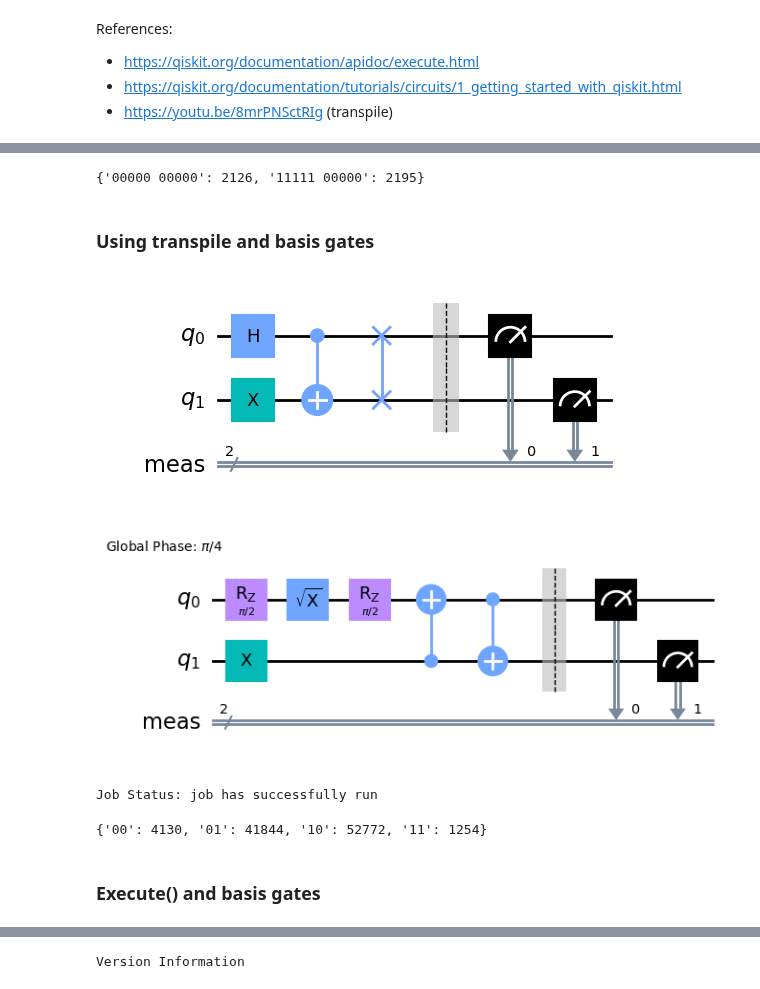
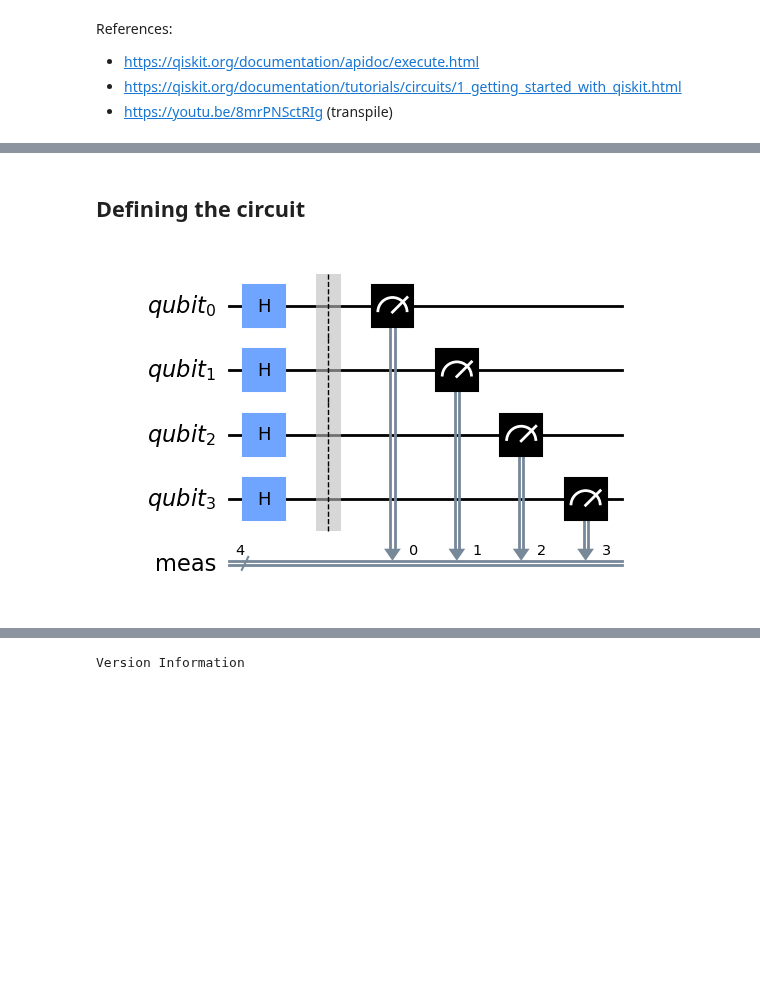
Before and after one commit to mrromaniuc/quantum-computing, a Jupyter notebook: QC_Executing_Quantum_Circuits.ipynb, the cells around one changed output, grey strips where cells are left out. Cells and saved outputs as stored; diff of their text form; code cells hidden in the pictures; blank space fills up the shorter version.

```diff
--- a/QC_Executing_Quantum_Circuits.ipynb
+++ b/QC_Executing_Quantum_Circuits.ipynb
@@ -70,52 +48,12 @@ plot_distribution(c, figsize=(3,3))
-# %%
-#This code comes from the api documentation: https://qiskit.org/documentation/apidoc/execute.html
-#The example uses WRONGLY the measure_all() - see the get_counts() result below
-#The Classical Register is duplicated. Solution: either qc must NOT define classical register
-#or qc.measure(range(0,5),range(0,5)) must be used instead
-from qiskit import QuantumCircuit, execute, BasicAer
-
-backend = BasicAer.get_backend('qasm_simulator')
-
-qc = QuantumCircuit(5, 5)
-qc.h(0)
-qc.cx(0, range(1, 5))
-qc.measure_all()
-
-job = execute(qc, backend, shots=4321)
-job.result().get_counts()
-# %% [output]
-{'00000 00000': 2126, '11111 00000': 2195}
-# %% [markdown]
-### Using transpile and basis gates
-# %%
-#Looking at ibmq_lima in IBMQ website we see it uses the follwoing basis gates:CX, ID, RZ, SX, X
-from qiskit import QuantumCircuit, transpile, execute
-from qiskit_ibm_provider import IBMProvider
-from qiskit.tools import job_monitor
-
-qc = QuantumCircuit(2)
-qc.h(0)
-qc.x(1)
-qc.cnot(0,1)
-qc.swap(0,1)
-qc.measure_all()
-
-display(qc.draw())
-
-qc_trans = transpile(qc, basis_gates=["cx", "id", "rz", "sx", "x"])
-display(qc_trans.draw())
-
-provider = IBMProvider(instance="ibm-q/open/main")
-be = provider.get_backend("ibmq_lima")
-
-job = be.run(qc_trans, shots=100000)
-job_monitor(job)
-job.wait_for_final_state()
-job.result().get_counts()
-# %% [output]
-[figure, removed]
-[figure, removed]
-Job Status: job has successfully run
-{'00': 4130, '01': 41844, '10': 52772, '11': 1254}
-# %% [markdown]
-### Execute() and basis gates
+# %% [markdown]
+## Defining the circuit
+# %%
+from qiskit import QuantumCircuit, QuantumRegister
+
+qr = QuantumRegister(4, 'qubit')
+qc = QuantumCircuit(qr)
+qc.h(qr)
+qc.measure_all()
+qc.draw()
+# %% [output]
+[figure, added]
```
Also changed, not shown: parts of 13 cells of this notebook.
